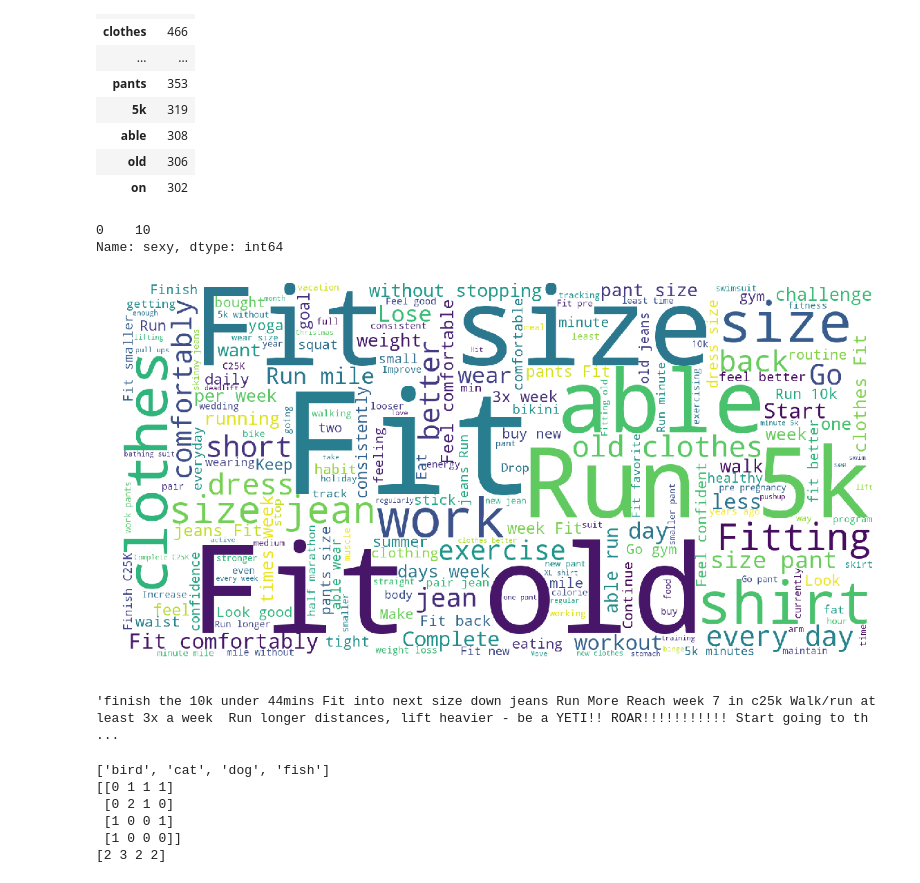
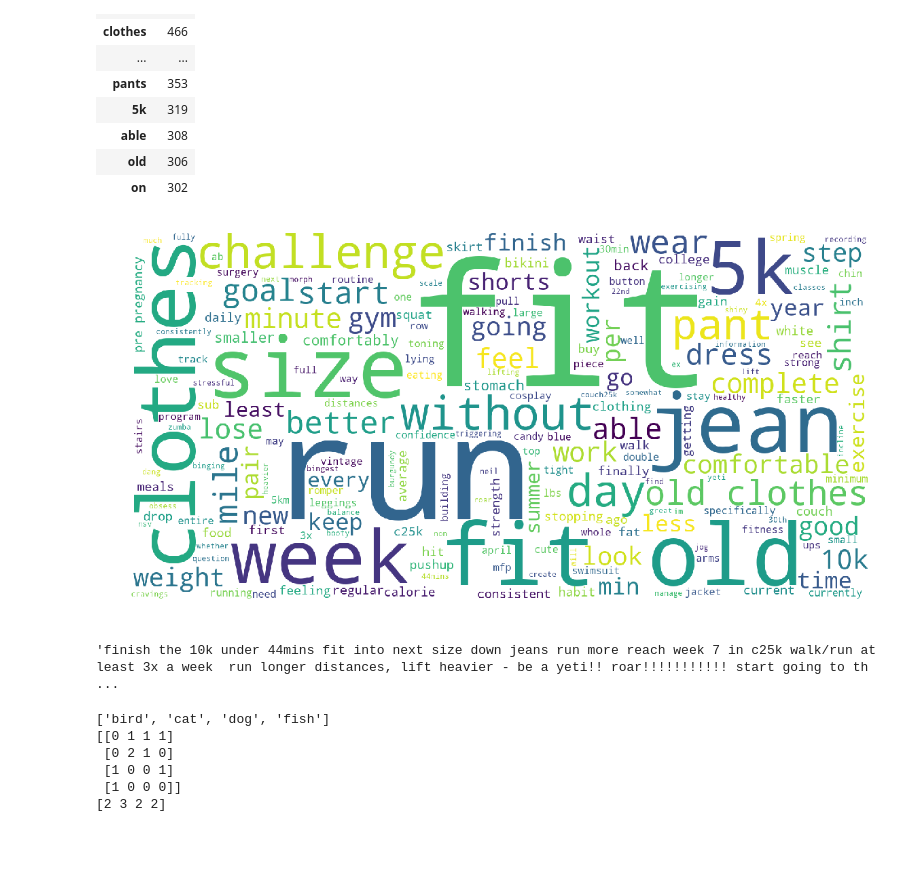
Before and after one commit to csmithchicago/Loseit, a Jupyter notebook: analyze_loseit_challenge_data.ipynb, the cells around one changed output. Drawn from its saved outputs; the diff is of its cells as text; code cells hidden in the pictures; blank space fills up the shorter version.

```diff
--- a/analyze_loseit_challenge_data.ipynb
+++ b/analyze_loseit_challenge_data.ipynb
@@ -322,22 +26,0 @@ plt.savefig('./figures/average_weight_lost.png', dpi=400)
-# %%
-# remove some of the outliers for incorrect data entry
-no_out_df = big_df[50 >  np.abs(big_df['Total Challenge Loss'])]
-no_out_df = no_out_df[no_out_df['Total Challenge Loss'] > -15] # people are probably not gaining more than 15 lbs during the challenges
-
-sns.set(style="ticks")
-f, ax = plt.subplots(figsize=(7, 6))
-
-sns.violinplot(x="Total Challenge Loss", y="Gender", data=no_out_df,
-            palette="vlag")
-
-# sns.boxplot(x="Total Challenge Loss", y="Gender", data=no_out_df,
-#             whis="range", palette="vlag")
-
-# sns.swarmplot(x="Total Challenge Loss", y="Gender", data=no_out_df,
-#               size=2, color=".3", linewidth=0)
-
-ax.xaxis.grid(True)
-ax.set(ylabel="")
-sns.despine(trim=True, left=True)
-f.tight_layout()
-f.savefig('./figures/violin_gender_weight_lost.png', dpi=400)
@@ -374,0 +27,9 @@ Counter(big_df['NSV Text'].str.lower()).most_common(1000)
+# %%
+big_df = pd.read_csv('./data/outlier_fized_loseit_challenge_data.csv', index_col=0)
+big_df['NSV Text'] = big_df['NSV Text'].astype(str).replace('nan', '')
+age_df = pd.read_csv('./data/age_outlier_loseit_challenge_data.csv', index_col=0)
+loss_df = pd.read_csv('./data/weight_loss_outlier_loseit_challenge_data.csv', index_col=0)
+# %%
+# here we are going to set some of the plotting parameters that we will use for all of the plots.
+sns.set(style="ticks",context='talk')
+sns.set_palette('colorblind')
@@ -416,8 +339,3 @@ words_df[words_df.columns[words_df.loc[0].argsort()][::-1]].T.head(20)
 | able | 308 |
 | old | 306 |
 | on | 302 |
-# %%
-words_df['sexy']
-# %% [output]
-0    10
-Name: sexy, dtype: int64
@@ -426,20 +342,21 @@ from wordcloud import WordCloud, STOPWORDS, ImageColorGenerator
 # %%
 # Create and generate a word cloud image:
-num_nsv = all
-text = " ".join(review for review in big_df['NSV Text'])
+num_nsv = 300
+text = " ".join(review for review in big_df['NSV Text'].head(num_nsv))
+text = text.lower()
 wordcloud = WordCloud(background_color="white", width=1600, height=800).generate(text)
 
 # Display the generated image:
 plt.figure( figsize=(20,10), facecolor='w')
 plt.imshow(wordcloud)
 plt.axis("off")
 plt.savefig(f'./figures/nsv_{num_nsv}_wordcloud.png', facecolor='w', bbox_inches='tight')
 # %% [output]
-[figure, old version]
+[figure, new version]
 # %%
 text
 # %% [output]
-'finish the 10k under 44mins Fit into next size down jeans Run More Reach week 7 in c25k Walk/run at least 3x a week  Run longer distances, lift heavier - be a YETI!! ROAR!!!!!!!!!!! Start going to th ...
+'finish the 10k under 44mins fit into next size down jeans run more reach week 7 in c25k walk/run at least 3x a week  run longer distances, lift heavier - be a yeti!! roar!!!!!!!!!!! start going to th ...
 # %%
 texts=["dog cat fish","dog cat cat","fish bird", 'bird']
 cv = CountVectorizer()
```
Also changed, not shown: parts of 77 cells of this notebook, 1 other file.
